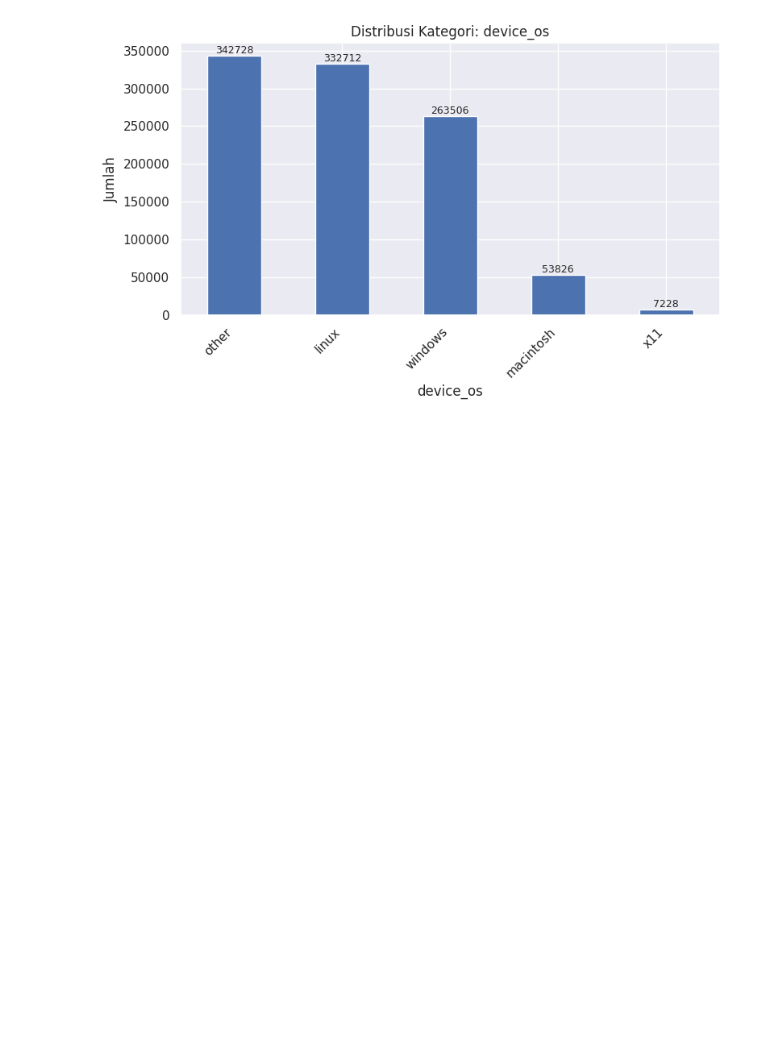
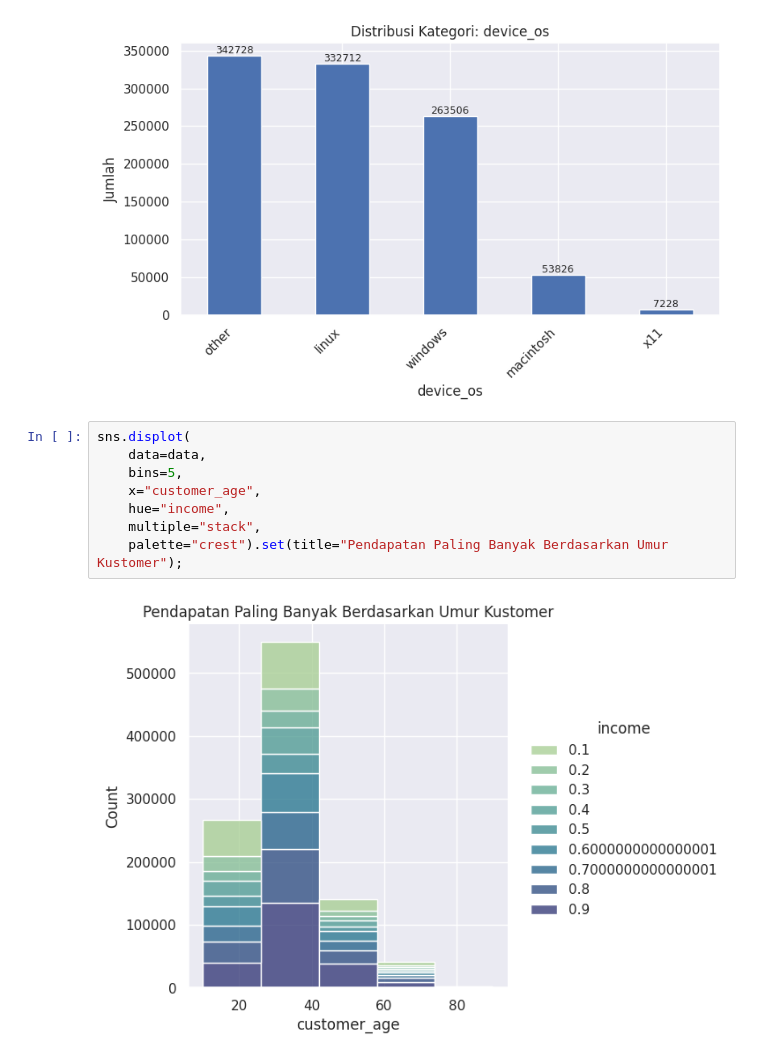
Before and after one commit to hendrimardani/bank_account_fraud_detection, a Jupyter notebook: notebook.ipynb, the cells around one changed output. Cells and saved outputs as stored; diff of their text form; blank space fills up the shorter version.

```diff
--- a/notebook.ipynb
+++ b/notebook.ipynb
@@ -162,3 +193,13 @@ print_categories_features(data)
 [figure]
 [figure]
 [figure]
+# %%
+sns.displot(
+    data=data,
+    bins=5,
+    x="customer_age",
+    hue="income",
+    multiple="stack",
+    palette="crest").set(title="Pendapatan Paling Banyak Berdasarkan Umur Kustomer");
+# %% [output]
+[figure, added]
```
Also changed, not shown: parts of 9 cells of this notebook.
